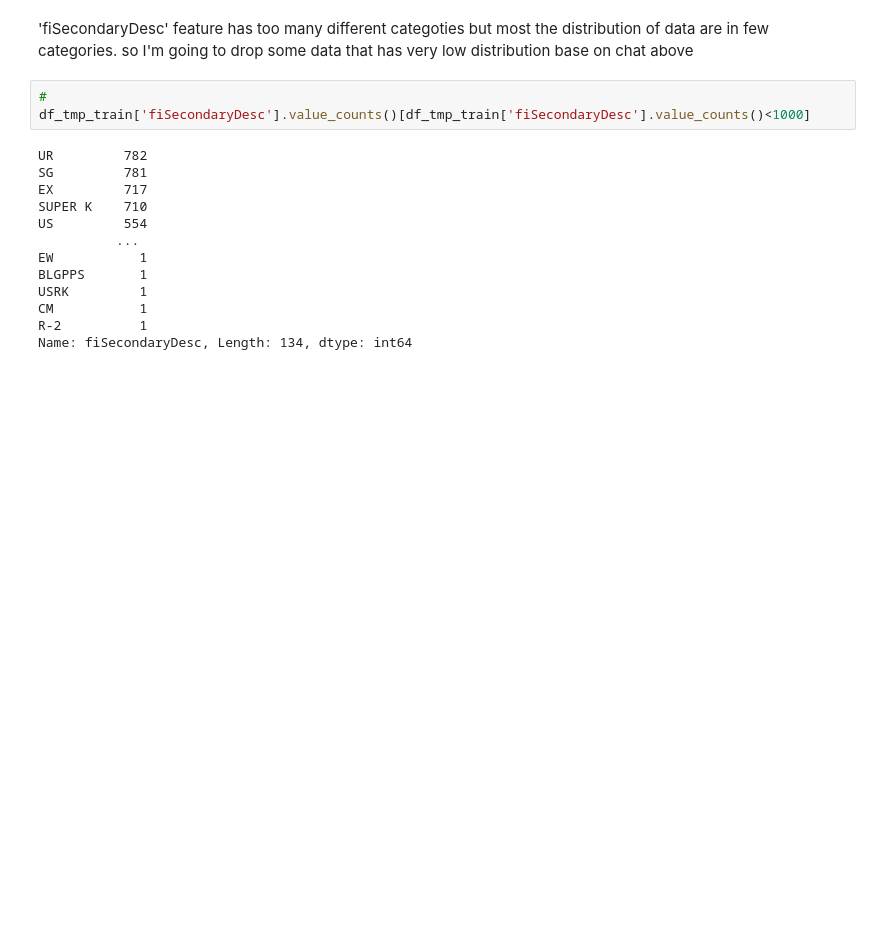
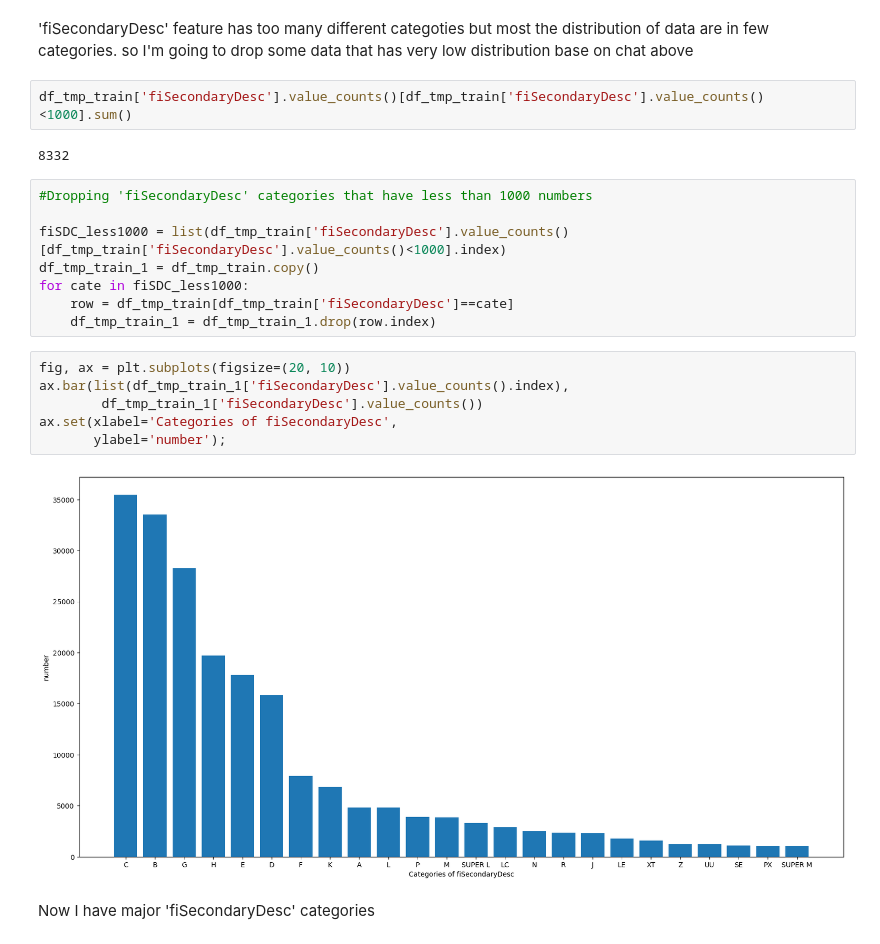
Before and after one commit to farajiptpb/Bulldozer-price-prediction, a Jupyter notebook: Bulldozer-price-prediction.ipynb, the cells around one changed output. Drawn from its saved outputs; the diff is of its cells as text; blank space fills up the shorter version.

Commit message:
Add files via upload
Dropping 'fiSecondaryDesc' feature categories that have less than 1000 numbers

```diff
--- a/Bulldozer-price-prediction.ipynb
+++ b/Bulldozer-price-prediction.ipynb
@@ -150,18 +150,24 @@ ax.set(xlabel='Categories of fiSecondaryDesc',
 'fiSecondaryDesc' feature has too many different categoties but most the distribution of data are in few categories.
 so I'm going to drop some data that has very low distribution base on chat above
 # %%
-#
-df_tmp_train['fiSecondaryDesc'].value_counts()[df_tmp_train['fiSecondaryDesc'].value_counts()<1000]
+df_tmp_train['fiSecondaryDesc'].value_counts()[df_tmp_train['fiSecondaryDesc'].value_counts()<1000].sum()
 # %% [output]
-UR         782
-SG         781
-EX         717
-SUPER K    710
-US         554
-          ...
-EW           1
-BLGPPS       1
-USRK         1
-CM           1
-R-2          1
-Name: fiSecondaryDesc, Length: 134, dtype: int64
+8332
+# %%
+#Dropping 'fiSecondaryDesc' categories that have less than 1000 numbers
+
+fiSDC_less1000 = list(df_tmp_train['fiSecondaryDesc'].value_counts()[df_tmp_train['fiSecondaryDesc'].value_counts()<1000].index)
+df_tmp_train_1 = df_tmp_train.copy()
+for cate in fiSDC_less1000:
+    row = df_tmp_train[df_tmp_train['fiSecondaryDesc']==cate]
+    df_tmp_train_1 = df_tmp_train_1.drop(row.index)
+# %%
+fig, ax = plt.subplots(figsize=(20, 10))
+ax.bar(list(df_tmp_train_1['fiSecondaryDesc'].value_counts().index),
+        df_tmp_train_1['fiSecondaryDesc'].value_counts())
+ax.set(xlabel='Categories of fiSecondaryDesc',
+       ylabel='number');
+# %% [output]
+[figure, added]
+# %% [markdown]
+Now I have major 'fiSecondaryDesc' categories
```
Also changed, not shown: parts of 1 cell of this notebook.
